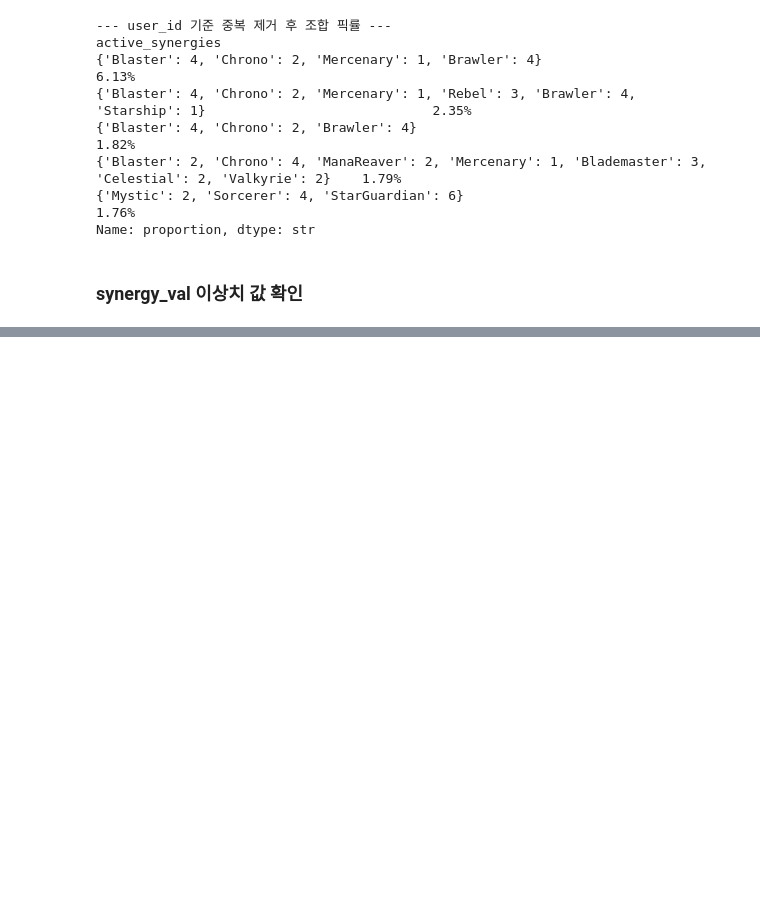
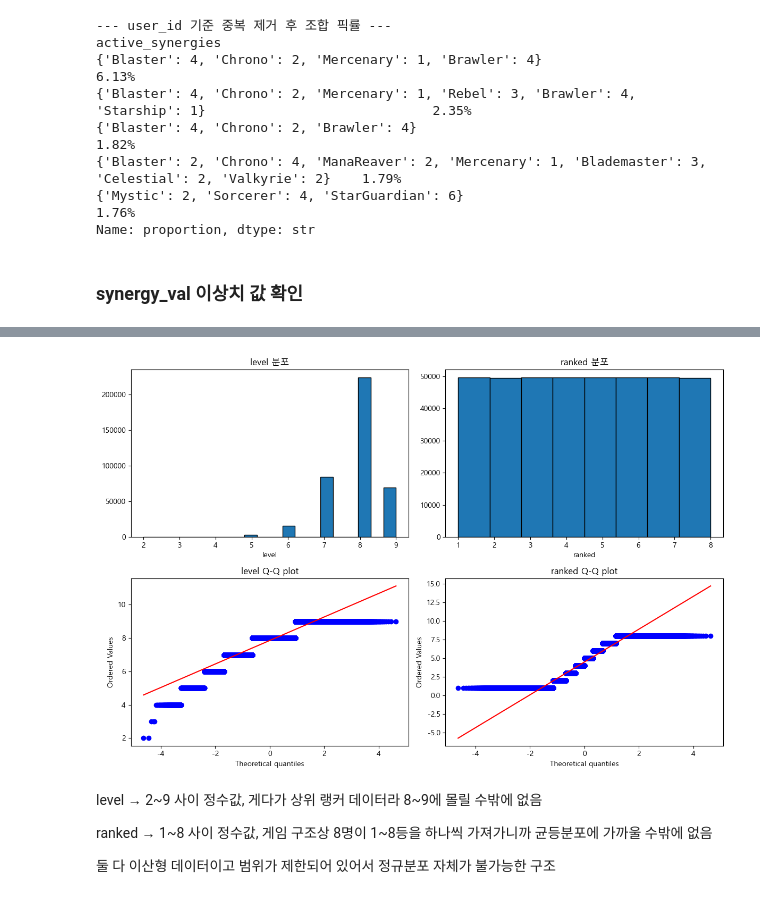
Before and after one commit to hanalo26/Third-project-sparta, a Jupyter notebook: works/Yunju_Lee/item_explode.ipynb, the cells around one changed output, grey strips where cells are left out. Saved outputs shown, nothing was run; the diff lists cells and outputs as text; code cells hidden in the pictures; blank space fills up the shorter version.

```diff
--- a/works/Yunju_Lee/item_explode.ipynb
+++ b/works/Yunju_Lee/item_explode.ipynb
@@ -437,0 +713,34 @@ test
+# %%
+import matplotlib.pyplot as plt
+import scipy.stats as stats
+
+fig, axes = plt.subplots(2, 2, figsize=(12, 8))
+
+# level 히스토그램
+axes[0, 0].hist(df_user['level'], bins=20, edgecolor='black')
+axes[0, 0].set_title('level 분포')
+axes[0, 0].set_xlabel('level')
+
+# ranked 히스토그램
+axes[0, 1].hist(df_user['ranked'], bins=8, edgecolor='black')
+axes[0, 1].set_title('ranked 분포')
+axes[0, 1].set_xlabel('ranked')
+
+# level Q-Q plot
+stats.probplot(df_user['level'], dist="norm", plot=axes[1, 0])
+axes[1, 0].set_title('level Q-Q plot')
+
+# ranked Q-Q plot
+stats.probplot(df_user['ranked'], dist="norm", plot=axes[1, 1])
+axes[1, 1].set_title('ranked Q-Q plot')
+
+plt.tight_layout()
+plt.show()
+# %% [output]
+[figure, added]
+# %% [markdown]
+level → 2~9 사이 정수값, 게다가 상위 랭커 데이터라 8~9에 몰릴 수밖에 없음
+
+ranked → 1~8 사이 정수값, 게임 구조상 8명이 1~8등을 하나씩 가져가니까 균등분포에 가까울 수밖에 없음
+
+둘 다 이산형 데이터이고 범위가 제한되어 있어서 정규분포 자체가 불가능한 구조
```
Also changed, not shown: parts of 94 cells of this notebook, 1 other file.
